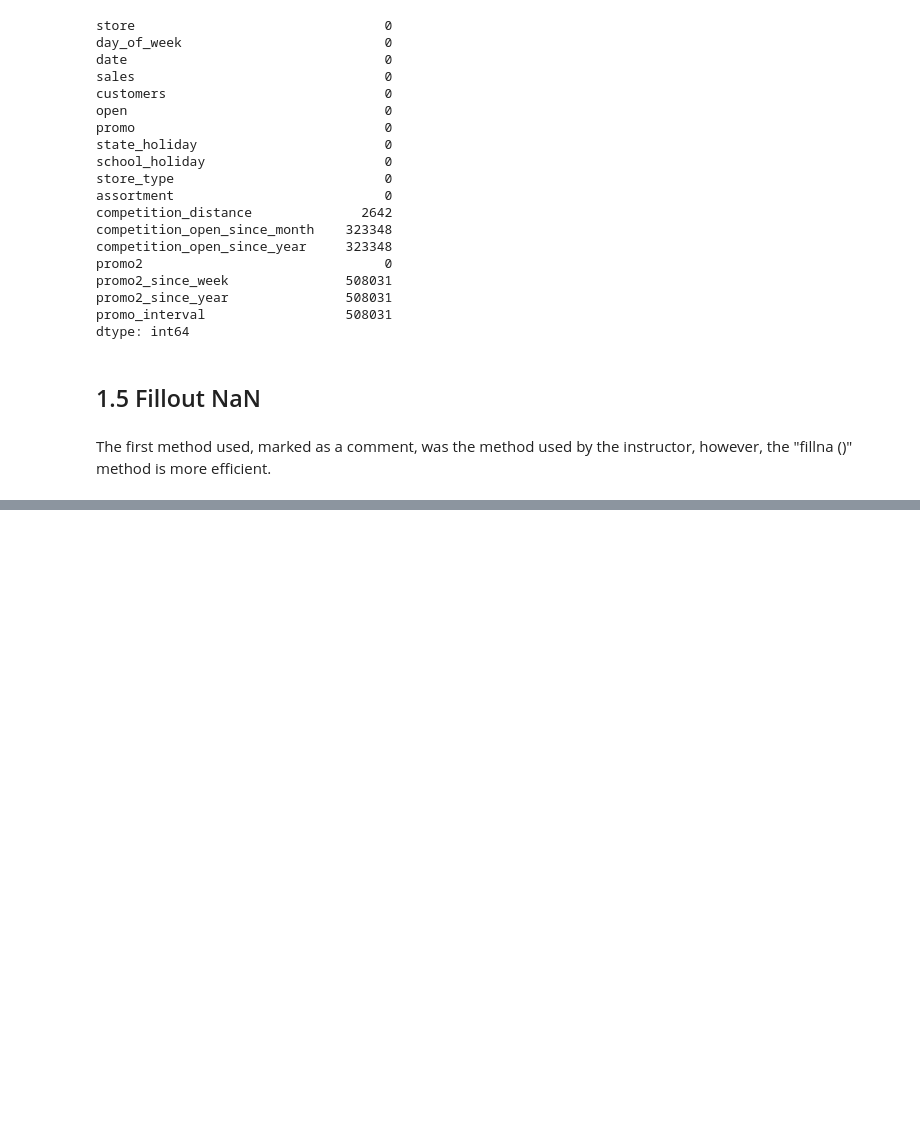
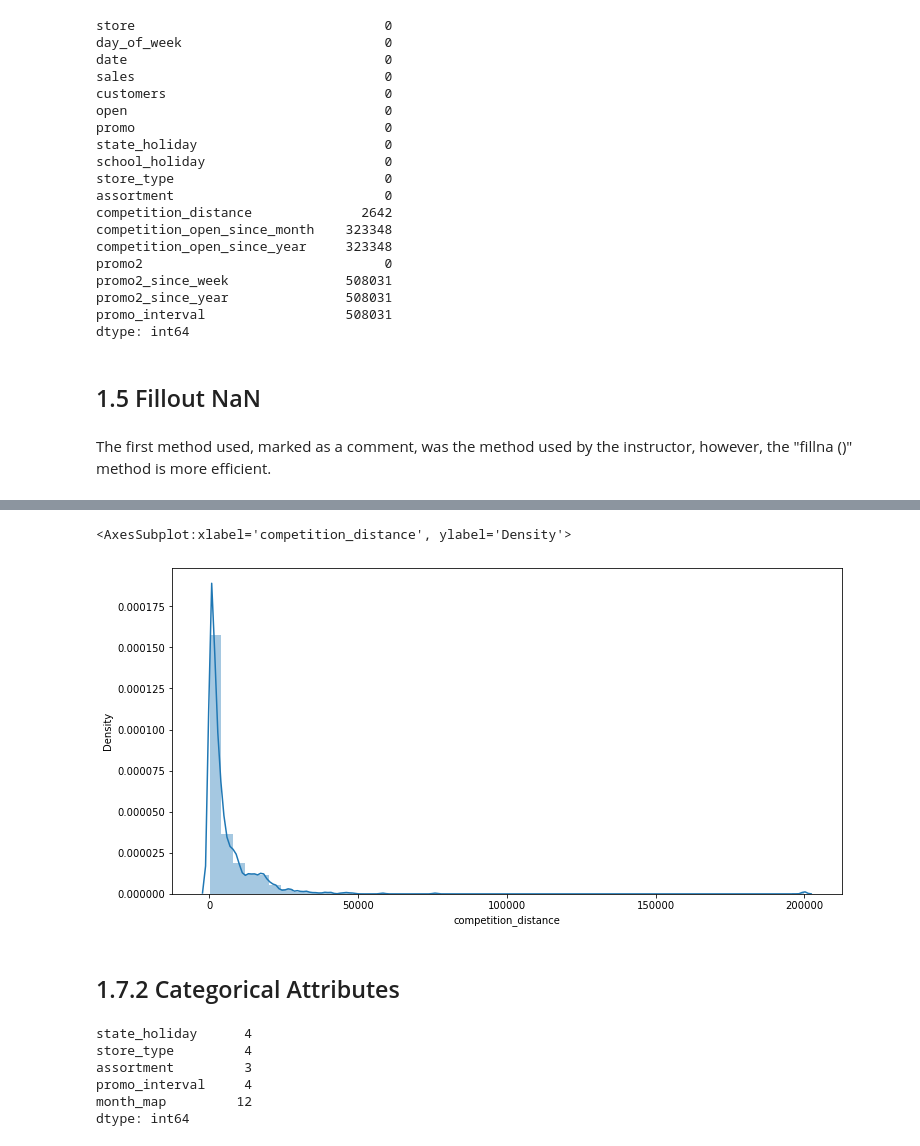
Before and after one commit to felipedmnq/Data-Science-T, a Jupyter notebook: Notebooks/Data_Science_T.ipynb, the cells around one changed output, grey strips where cells are left out. Drawn from its saved outputs; the diff is of its cells as text; code cells hidden in the pictures; blank space fills up the shorter version.

```diff
--- a/Notebooks/Data_Science_T.ipynb
+++ b/Notebooks/Data_Science_T.ipynb
@@ -212,0 +326,17 @@ dtype: int64
+# %%
+plt.figure(figsize = (12, 6))
+sns.distplot(df1['competition_distance'])
+# %% [output]
+<AxesSubplot:xlabel='competition_distance', ylabel='Density'>
+[figure, added]
+# %% [markdown]
+## 1.7.2 Categorical Attributes
+# %%
+cat_attributes.apply(lambda x: x.unique().shape[0])
+# %% [output]
+state_holiday      4
+store_type         4
+assortment         3
+promo_interval     4
+month_map         12
+dtype: int64
```
Also changed, not shown: parts of 18 cells of this notebook.
